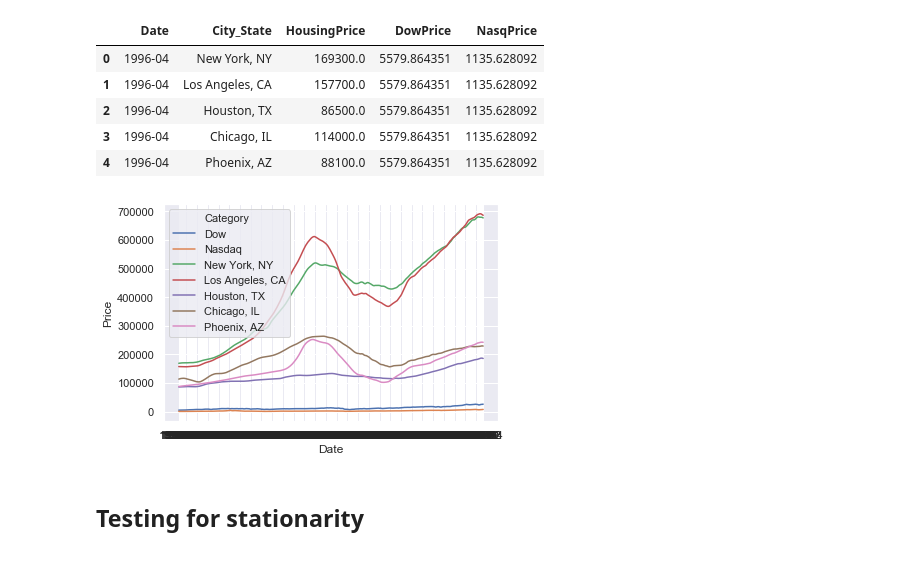
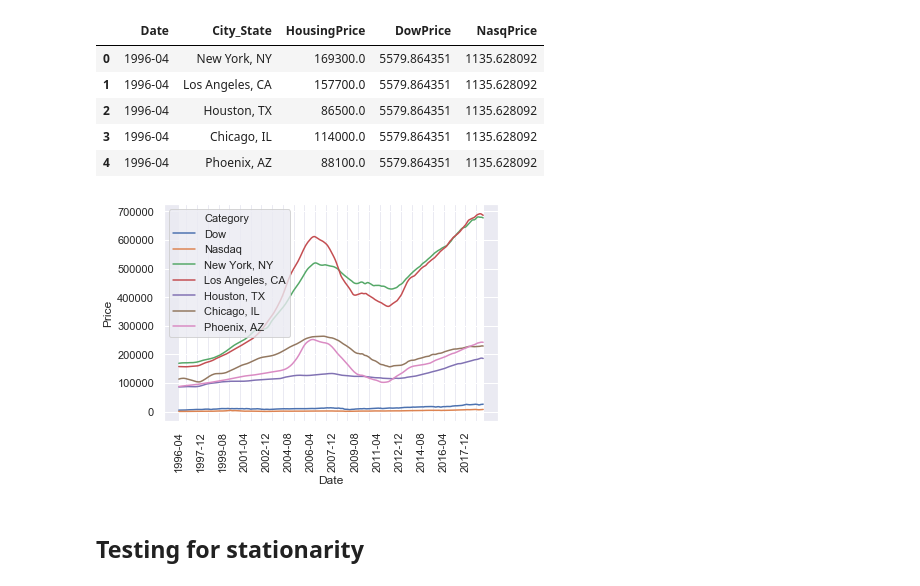
Before and after one commit to leehongc/housing, a Jupyter notebook: HousingProject.ipynb, the cells around one changed output. Saved outputs shown, nothing was run; the diff lists cells and outputs as text; code cells hidden in the pictures.

```diff
--- a/HousingProject.ipynb
+++ b/HousingProject.ipynb
@@ -509,22 +508,30 @@ zildownasmerge.head()
 # %%
 import numpy as np
 
 
 zildowreshaped = pd.concat([
     zildownasmerge.groupby("Date")["DowPrice"].first().to_frame().rename(
         columns={"DowPrice": "Price"}
     ).assign(Category="Dow"),
     zildownasmerge.groupby("Date")["NasqPrice"].first().to_frame().rename(
         columns={"NasqPrice": "Price"}
     ).assign(Category="Nasdaq"),
     zildownasmerge.set_index("Date").rename(
         columns={"City_State": "Category", "HousingPrice": "Price"}
     ).drop(["NasqPrice", "DowPrice"], axis=1)
 ], axis=0, sort=False).reset_index()
 
 zildow = sns.lineplot(x='Date', y='Price', hue='Category', data=zildowreshaped)
+
+for ind, label in enumerate(zildow.get_xticklabels()):
+    if ind % 20 == 0:
+        label.set_visible(True)
+    else:
+        label.set_visible(False)
+
+zildowgraph = plt.xticks(rotation=90)
 # %% [output]
-[figure, old version]
+[figure, new version]
 # %% [markdown]
 ## Testing for stationarity
 # %%
```
Also changed, not shown: parts of 9 cells of this notebook.
